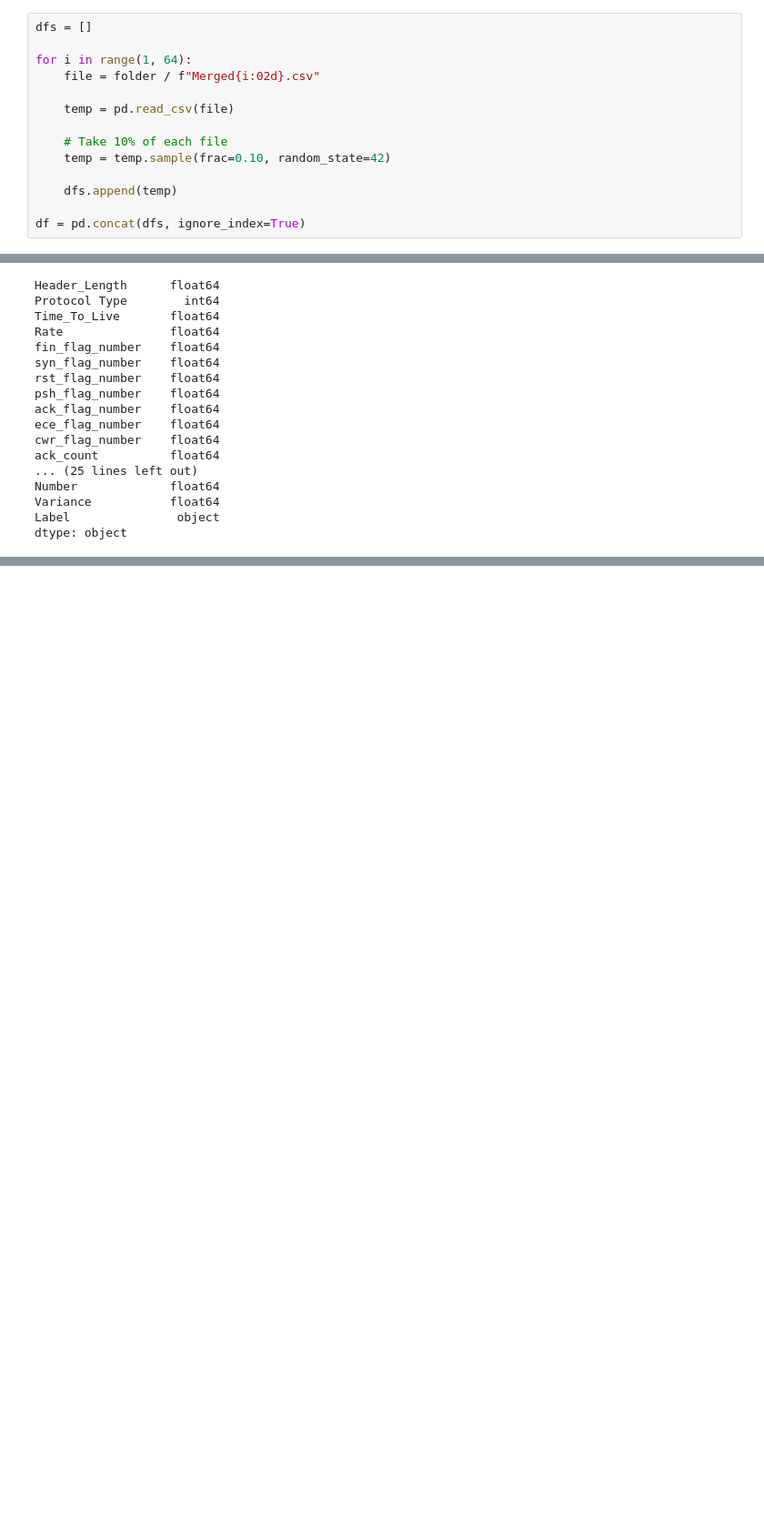
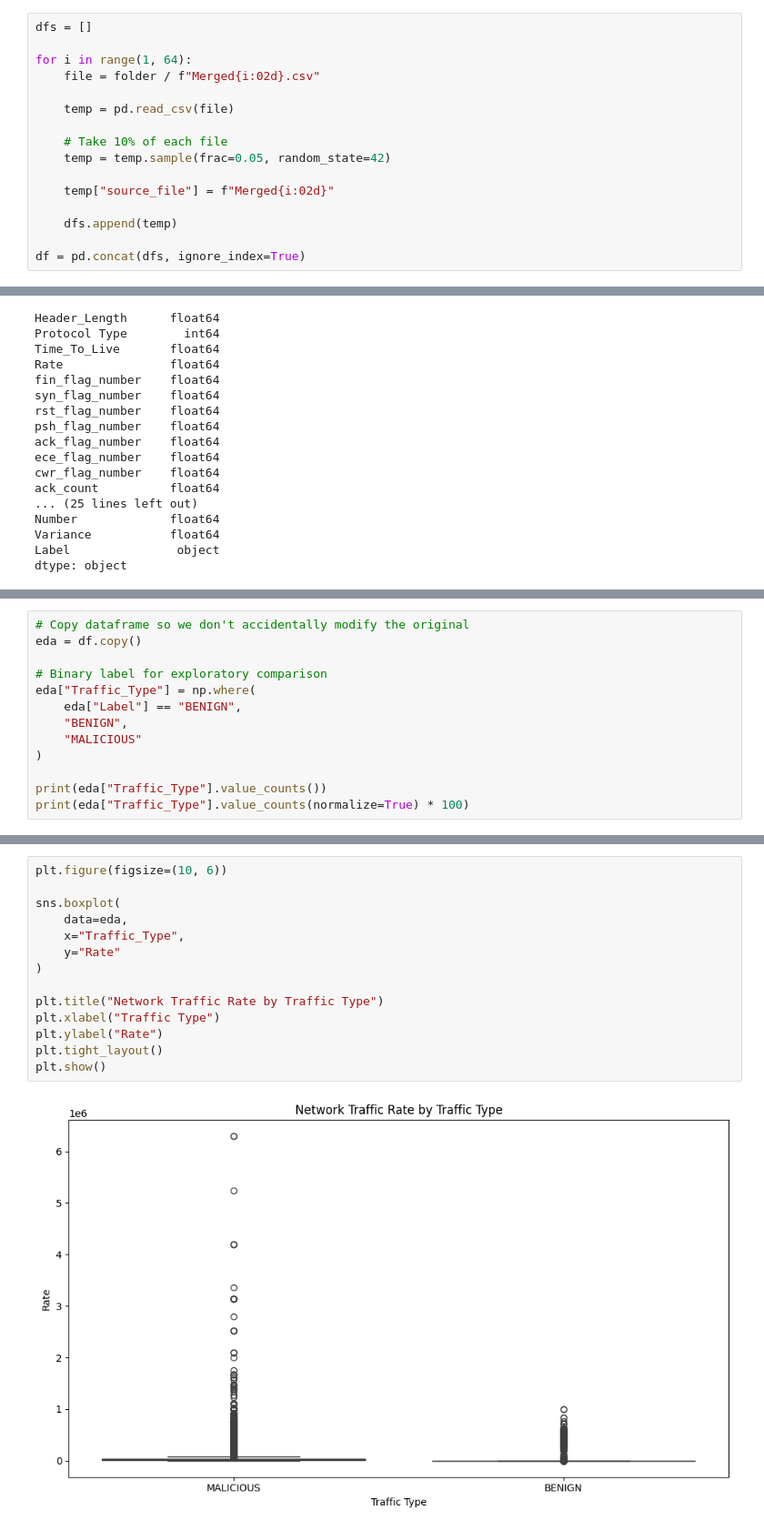
Before and after one commit to jchmola58/IoT-2023-semestral-work, a Jupyter notebook: notebook.ipynb, the cells around one changed output, grey strips where cells are left out. Shown at 91% size. Saved outputs shown, nothing was run; the diff lists cells and outputs as text; blank space fills up the shorter version.

Commit message:
update readme, data exploration

```diff
--- a/notebook.ipynb
+++ b/notebook.ipynb
@@ -13,7 +16,9 @@ for i in range(1, 64):
     temp = pd.read_csv(file)
 
     # Take 10% of each file
-    temp = temp.sample(frac=0.10, random_state=42)
+    temp = temp.sample(frac=0.05, random_state=42)
+
+    temp["source_file"] = f"Merged{i:02d}"
 
     dfs.append(temp)
 
@@ -128,0 +138,13 @@ Name: count, dtype: int64
+# %%
+# Copy dataframe so we don't accidentally modify the original
+eda = df.copy()
+
+# Binary label for exploratory comparison
+eda["Traffic_Type"] = np.where(
+    eda["Label"] == "BENIGN",
+    "BENIGN",
+    "MALICIOUS"
+)
+
+print(eda["Traffic_Type"].value_counts())
+print(eda["Traffic_Type"].value_counts(normalize=True) * 100)
@@ -128,0 +160,16 @@ Name: count, dtype: int64
+# %%
+plt.figure(figsize=(10, 6))
+
+sns.boxplot(
+    data=eda,
+    x="Traffic_Type",
+    y="Rate"
+)
+
+plt.title("Network Traffic Rate by Traffic Type")
+plt.xlabel("Traffic Type")
+plt.ylabel("Rate")
+plt.tight_layout()
+plt.show()
+# %% [output]
+[figure, added]
```
Also changed, not shown: parts of 14 cells of this notebook, 1 other file.
